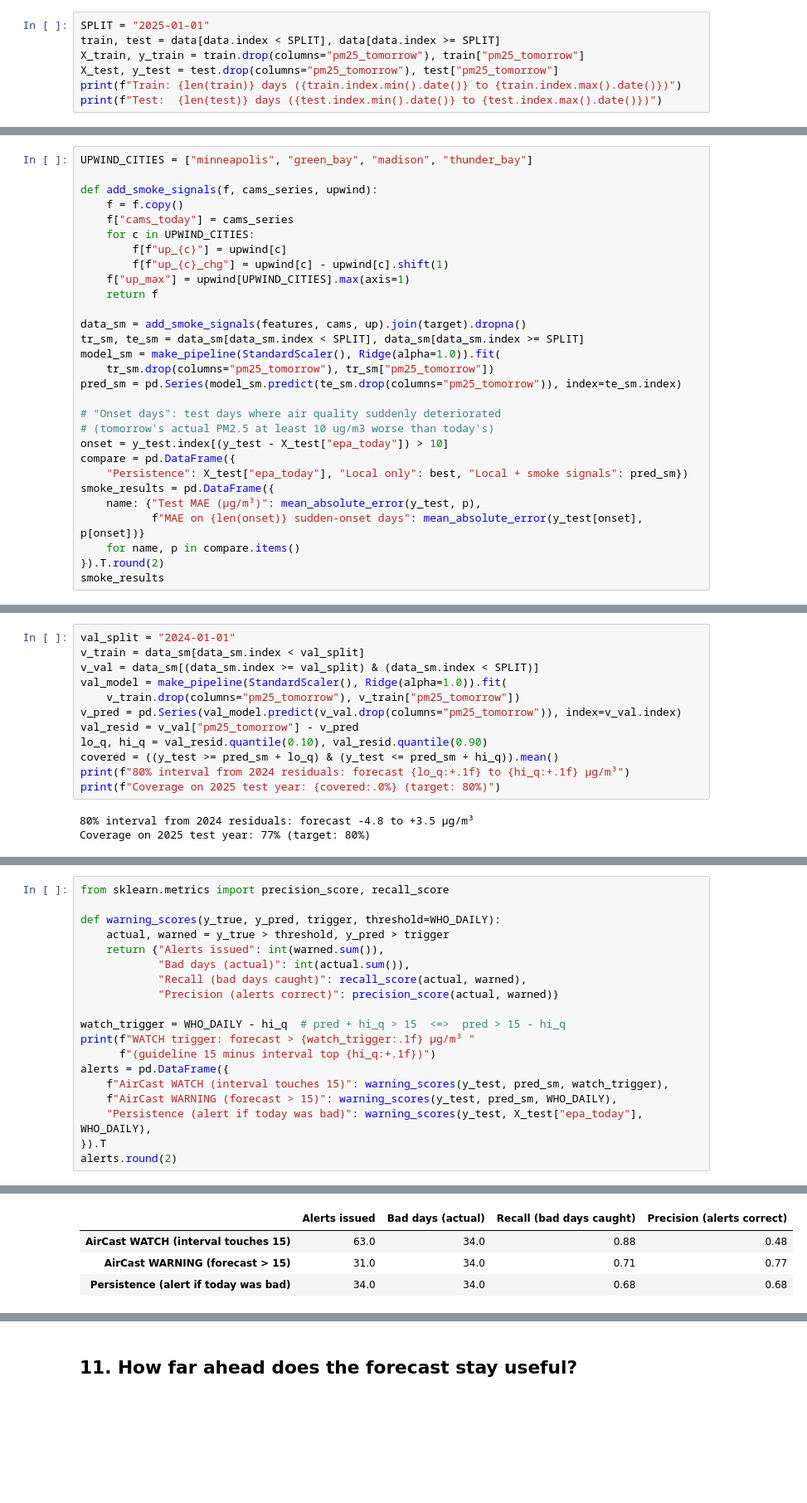
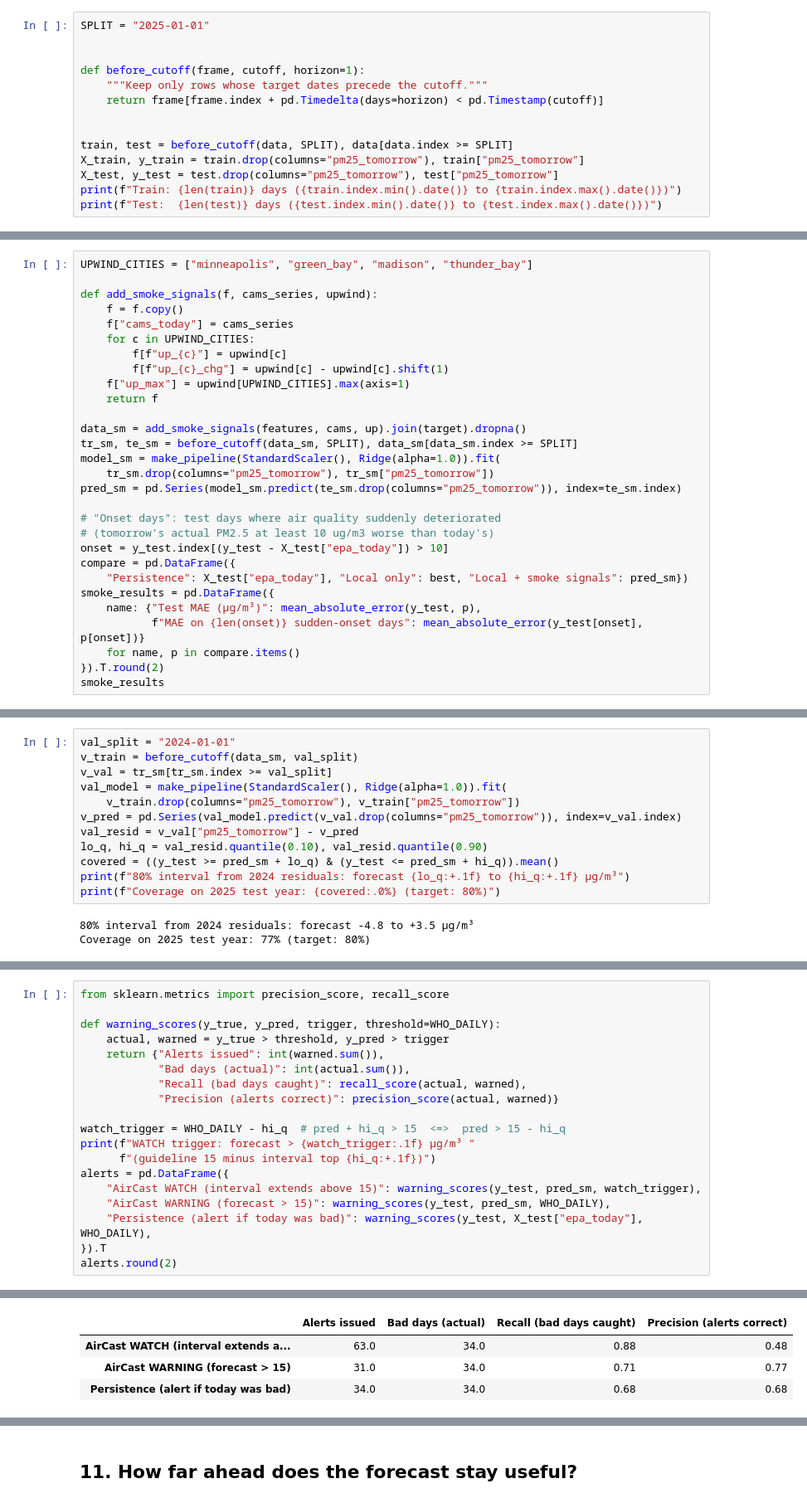
Before and after one commit to ParthPatel125/aircast, a Jupyter notebook: AirCast.ipynb, the cells around one changed output, grey strips where cells are left out. Shown at 83% size. Drawn from its saved outputs; the diff is of its cells as text; blank space fills up the shorter version.

```diff
--- a/AirCast.ipynb
+++ b/AirCast.ipynb
@@ -168,6 +168,13 @@ wildfire-smoke episode.
 # %%
 SPLIT = "2025-01-01"
-train, test = data[data.index < SPLIT], data[data.index >= SPLIT]
+
+
+def before_cutoff(frame, cutoff, horizon=1):
+    """Keep only rows whose target dates precede the cutoff."""
+    return frame[frame.index + pd.Timedelta(days=horizon) < pd.Timestamp(cutoff)]
+
+
+train, test = before_cutoff(data, SPLIT), data[data.index >= SPLIT]
 X_train, y_train = train.drop(columns="pm25_tomorrow"), train["pm25_tomorrow"]
 X_test, y_test = test.drop(columns="pm25_tomorrow"), test["pm25_tomorrow"]
 print(f"Train: {len(train)} days ({train.index.min().date()} to {train.index.max().date()})")
@@ -303,7 +313,7 @@ def add_smoke_signals(f, cams_series, upwind):
     return f
 
 data_sm = add_smoke_signals(features, cams, up).join(target).dropna()
-tr_sm, te_sm = data_sm[data_sm.index < SPLIT], data_sm[data_sm.index >= SPLIT]
+tr_sm, te_sm = before_cutoff(data_sm, SPLIT), data_sm[data_sm.index >= SPLIT]
 model_sm = make_pipeline(StandardScaler(), Ridge(alpha=1.0)).fit(
     tr_sm.drop(columns="pm25_tomorrow"), tr_sm["pm25_tomorrow"])
 pred_sm = pd.Series(model_sm.predict(te_sm.drop(columns="pm25_tomorrow")), index=te_sm.index)
@@ -391,7 +400,7 @@ can check.
 # %%
 val_split = "2024-01-01"
-v_train = data_sm[data_sm.index < val_split]
-v_val = data_sm[(data_sm.index >= val_split) & (data_sm.index < SPLIT)]
+v_train = before_cutoff(data_sm, val_split)
+v_val = tr_sm[tr_sm.index >= val_split]
 val_model = make_pipeline(StandardScaler(), Ridge(alpha=1.0)).fit(
     v_train.drop(columns="pm25_tomorrow"), v_train["pm25_tomorrow"])
 v_pred = pd.Series(val_model.predict(v_val.drop(columns="pm25_tomorrow")), index=v_val.index)
@@ -425,26 +434,26 @@ an alarm nobody would listen to. The interval-based WATCH replaced it.
 # %%
 from sklearn.metrics import precision_score, recall_score
 
 def warning_scores(y_true, y_pred, trigger, threshold=WHO_DAILY):
     actual, warned = y_true > threshold, y_pred > trigger
     return {"Alerts issued": int(warned.sum()),
             "Bad days (actual)": int(actual.sum()),
             "Recall (bad days caught)": recall_score(actual, warned),
             "Precision (alerts correct)": precision_score(actual, warned)}
 
 watch_trigger = WHO_DAILY - hi_q  # pred + hi_q > 15  <=>  pred > 15 - hi_q
 print(f"WATCH trigger: forecast > {watch_trigger:.1f} µg/m³ "
       f"(guideline 15 minus interval top {hi_q:+.1f})")
 alerts = pd.DataFrame({
-    f"AirCast WATCH (interval touches 15)": warning_scores(y_test, pred_sm, watch_trigger),
-    f"AirCast WARNING (forecast > 15)": warning_scores(y_test, pred_sm, WHO_DAILY),
+    "AirCast WATCH (interval extends above 15)": warning_scores(y_test, pred_sm, watch_trigger),
+    "AirCast WARNING (forecast > 15)": warning_scores(y_test, pred_sm, WHO_DAILY),
     "Persistence (alert if today was bad)": warning_scores(y_test, X_test["epa_today"], WHO_DAILY),
 }).T
 alerts.round(2)
 # %% [output]
 WATCH trigger: forecast > 11.5 µg/m³ (guideline 15 minus interval top +3.5)
 |  | Alerts issued | Bad days (actual) | Recall (bad days caught) | Precision (alerts correct) |
-| AirCast WATCH (interval touches 15) | 63.0 | 34.0 | 0.88 | 0.48 |
+| AirCast WATCH (interval extends a... | 63.0 | 34.0 | 0.88 | 0.48 |
 | AirCast WARNING (forecast > 15) | 31.0 | 34.0 | 0.71 | 0.77 |
 | Persistence (alert if today was bad) | 34.0 | 34.0 | 0.68 | 0.68 |
 # %% [markdown]
```
Also changed, not shown: parts of 20 cells of this notebook, 7 other files.
